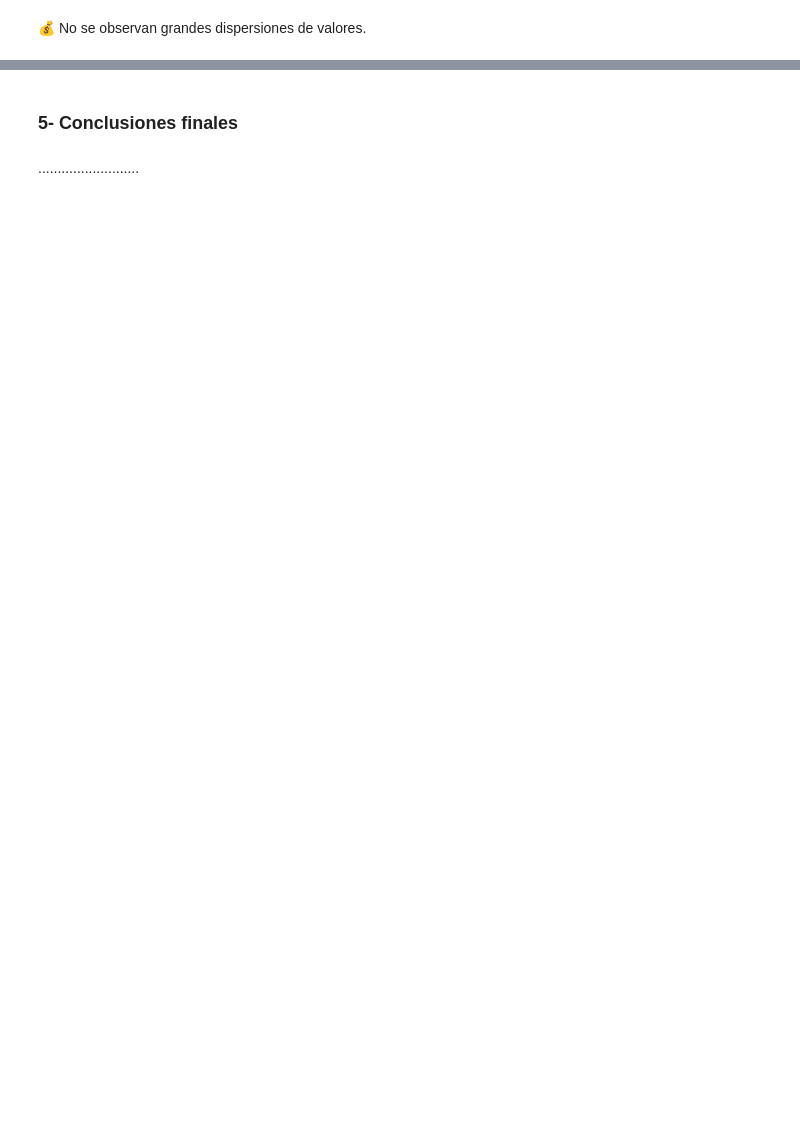
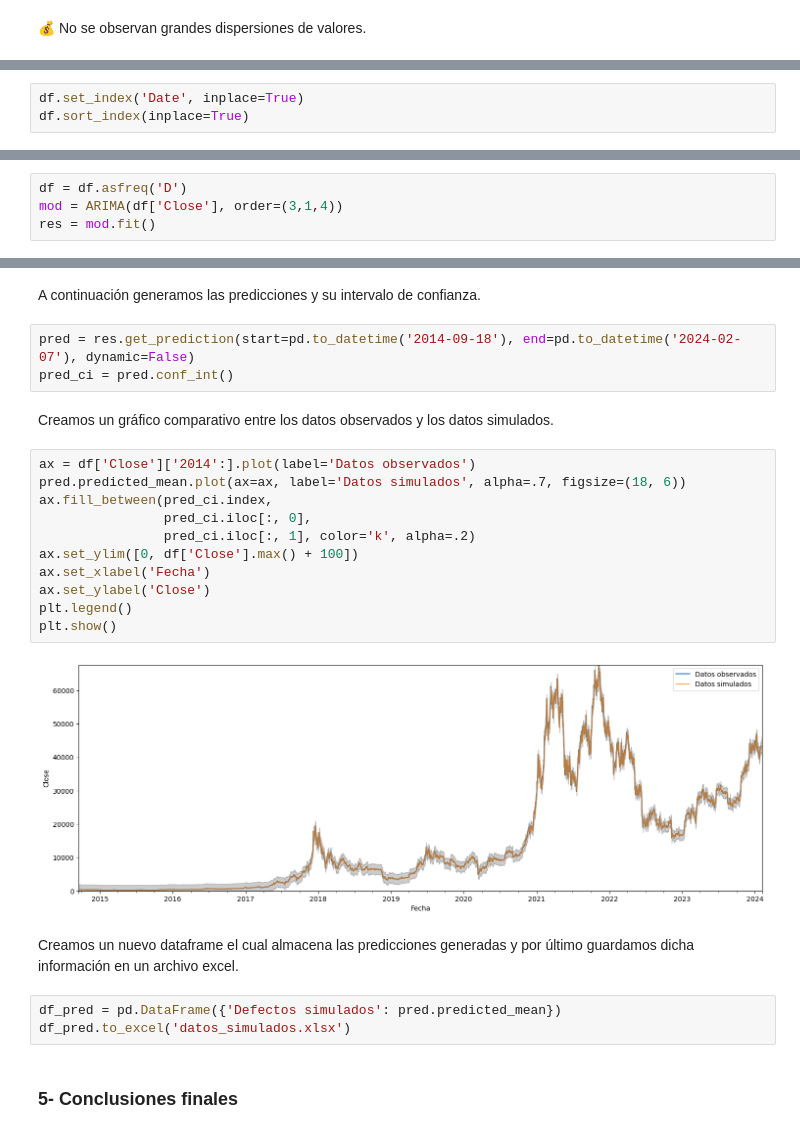
Before and after one commit to chetincho/proyecto-data-science, a Jupyter notebook: proyecto_final.ipynb, the cells around one changed output, grey strips where cells are left out. Drawn from its saved outputs; the diff is of its cells as text; blank space fills up the shorter version.

```diff
--- a/proyecto_final.ipynb
+++ b/proyecto_final.ipynb
@@ -574,0 +429,3 @@ See the caveats in the documentation: https://pandas.pydata.org/pandas-docs/stab
+# %%
+df.set_index('Date', inplace=True)
+df.sort_index(inplace=True)
@@ -574,0 +450,4 @@ See the caveats in the documentation: https://pandas.pydata.org/pandas-docs/stab
+# %%
+df = df.asfreq('D')
+mod = ARIMA(df['Close'], order=(3,1,4))
+res = mod.fit()
@@ -575,4 +485,27 @@ See the caveats in the documentation: https://pandas.pydata.org/pandas-docs/stab
+# %% [markdown]
+A continuación generamos las predicciones y su intervalo de confianza.
+# %%
+pred = res.get_prediction(start=pd.to_datetime('2014-09-18'), end=pd.to_datetime('2024-02-07'), dynamic=False)
+pred_ci = pred.conf_int()
+# %% [markdown]
+Creamos un gráfico comparativo entre los datos observados y los datos simulados.
+# %%
+ax = df['Close']['2014':].plot(label='Datos observados')
+pred.predicted_mean.plot(ax=ax, label='Datos simulados', alpha=.7, figsize=(18, 6))
+ax.fill_between(pred_ci.index,
+                pred_ci.iloc[:, 0],
+                pred_ci.iloc[:, 1], color='k', alpha=.2)
+ax.set_ylim([0, df['Close'].max() + 100])
+ax.set_xlabel('Fecha')
+ax.set_ylabel('Close')
+plt.legend()
+plt.show()
+# %% [output]
+[figure, added]
+# %% [markdown]
+Creamos un nuevo dataframe el cual almacena las predicciones generadas y por último guardamos dicha información en un archivo excel.
+# %%
+df_pred = pd.DataFrame({'Defectos simulados': pred.predicted_mean})
+df_pred.to_excel('datos_simulados.xlsx')
 # %% [markdown]
 ### 5- Conclusiones finales
-# %% [markdown]
-..........................
```
Also changed, not shown: parts of 81 cells of this notebook.
